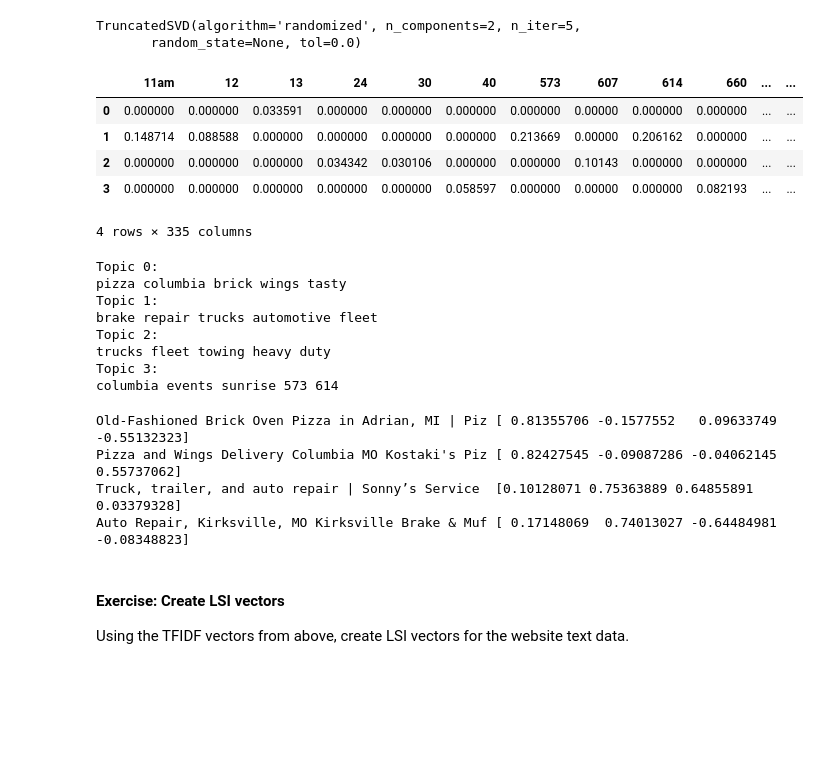
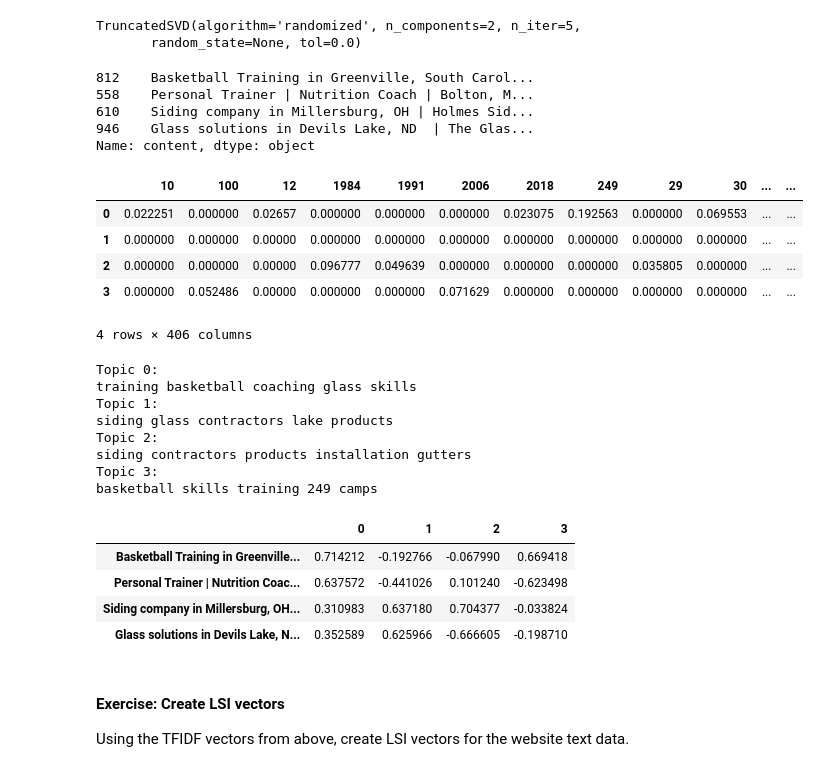
Before and after one commit to bpben/nlp_workshop, a Jupyter notebook: nlp_workshop_instructor.ipynb, the cells around one changed output. Cells and saved outputs as stored; diff of their text form; code cells hidden in the pictures; blank space fills up the shorter version.

```diff
--- a/nlp_workshop_instructor.ipynb
+++ b/nlp_workshop_instructor.ipynb
@@ -140,8 +120,8 @@ texts = texts*9
 texts.append('I have a lovely bunch of pears')
 vec = CountVectorizer()
 print('Default (no minimum): ', list(vec.fit(texts).vocabulary_.keys()))
-vec = CountVectorizer(min_df=.1)
-print('Appear in >10% of docs: ', list(vec.fit(texts).vocabulary_.keys()))
+vec = CountVectorizer(min_df=.2)
+print('Appear in >=20% of docs: ', list(vec.fit(texts).vocabulary_.keys()))
 vec = CountVectorizer(max_df=.1)
 print('Appear in <90% of docs: ', list(vec.fit(texts).vocabulary_.keys()))
 # %% [output]
@@ -211,8 +176,0 @@ bigram_sentences = phrases[split_texts]
-# %%
-# stopwords
-#from sklearn.feature_extraction.stop_words import ENGLISH_STOP_WORDS
-#print(ENGLISH_STOP_WORDS)
-text = 'I have a lovely bunch of coconuts'
-vec = CountVectorizer(stop_words='english')
-print('With stopwords: ', text.split())
-print('Without stopwords: ', list(vec.fit([text]).vocabulary_.keys()))
@@ -378,21 +324,35 @@ mparams = {'n_components':n_topics_s,  'init':'nndsvd'}
+# %%
+# couple examples website text
+# choose some from pretty opposite industries
+random_state = 9
+example_inds = ['Health and Fitness', 'Home & Home Improvement']
+example_idxs = []
+for ind in example_inds:
+    ind_data = full_data[full_data.type==ind]
+    idxs = ind_data.sample(n=2, random_state=random_state).index
+    example_idxs.extend(idxs.tolist())
+example_texts = w_content.loc[example_idxs]
+example_texts
+# %% [output]
+812    Basketball Training in Greenville, South Carol...
+558    Personal Trainer | Nutrition Coach | Bolton, M...
+610    Siding company in Millersburg, OH | Holmes Sid...
+946    Glass solutions in Devils Lake, ND  | The Glas...
+Name: content, dtype: object
 # %%
-# couple example website text
-# these come from the main data: indices = 723, 826, 900, 974
-idxs = [723, 826, 900, 974]
-example_texts = w_content.loc[idxs]
 # LSI requires tfidf-weighted vectors, use from above
 tfidf_example = tfidf_vectorizer.transform(example_texts)
 # create display of examples
 display_example = display_vec(tfidf_vectorizer, tfidf_example)
 # for clarity, drop vocab that does not occur
 display_example.loc[:, (display_example.sum(axis=0)>0).values]
 # %% [output]
-|  | 11am | 12 | 13 | 24 | 30 | 40 | 573 | 607 | 614 | 660 | ... | ... |
-| 0 | 0.000000 | 0.000000 | 0.033591 | 0.000000 | 0.000000 | 0.000000 | 0.000000 | 0.00000 | 0.000000 | 0.000000 | ... | ... |
-| 1 | 0.148714 | 0.088588 | 0.000000 | 0.000000 | 0.000000 | 0.000000 | 0.213669 | 0.00000 | 0.206162 | 0.000000 | ... | ... |
-| 2 | 0.000000 | 0.000000 | 0.000000 | 0.034342 | 0.030106 | 0.000000 | 0.000000 | 0.10143 | 0.000000 | 0.000000 | ... | ... |
-| 3 | 0.000000 | 0.000000 | 0.000000 | 0.000000 | 0.000000 | 0.058597 | 0.000000 | 0.00000 | 0.000000 | 0.082193 | ... | ... |
+|  | 10 | 100 | 12 | 1984 | 1991 | 2006 | 2018 | 249 | 29 | 30 | ... | ... |
+| 0 | 0.022251 | 0.000000 | 0.02657 | 0.000000 | 0.000000 | 0.000000 | 0.023075 | 0.192563 | 0.000000 | 0.069553 | ... | ... |
+| 1 | 0.000000 | 0.000000 | 0.00000 | 0.000000 | 0.000000 | 0.000000 | 0.000000 | 0.000000 | 0.000000 | 0.000000 | ... | ... |
+| 2 | 0.000000 | 0.000000 | 0.00000 | 0.096777 | 0.049639 | 0.000000 | 0.000000 | 0.000000 | 0.035805 | 0.000000 | ... | ... |
+| 3 | 0.000000 | 0.052486 | 0.00000 | 0.000000 | 0.000000 | 0.071629 | 0.000000 | 0.000000 | 0.000000 | 0.000000 | ... | ... |
-4 rows × 335 columns
+4 rows × 406 columns
 # %%
 def display_components(model, word_features, top_display=5):
     # utility for displaying respresentative words per component
@@ -404,26 +364,28 @@ def display_components(model, word_features, top_display=5):
 # %%
 # specify number of components
 n_components = 4
-svd = TruncatedSVD(n_components=n_components)
+svd = TruncatedSVD(n_components=n_components, random_state=random_state)
 svd_example = svd.fit_transform(tfidf_example)
 display_components(svd, tfidf_vectorizer.get_feature_names())
 # %% [output]
 Topic 0:
-pizza columbia brick wings tasty
+training basketball coaching glass skills
 Topic 1:
-brake repair trucks automotive fleet
+siding glass contractors lake products
 Topic 2:
-trucks fleet towing heavy duty
+siding contractors products installation gutters
 Topic 3:
-columbia events sunrise 573 614
+basketball skills training 249 camps
-# %%
-for i, t in enumerate(example_texts):
-    print(t[:50], svd_example[i] )
-# %% [output]
-Old-Fashioned Brick Oven Pizza in Adrian, MI | Piz [ 0.81355706 -0.1577552   0.09633749 -0.55132323]
-Pizza and Wings Delivery Columbia MO Kostaki's Piz [ 0.82427545 -0.09087286 -0.04062145  0.55737062]
-Truck, trailer, and auto repair | Sonny’s Service  [0.10128071 0.75363889 0.64855891 0.03379328]
-Auto Repair, Kirksville, MO Kirksville Brake & Muf [ 0.17148069  0.74013027 -0.64484981 -0.08348823]
+# %%
+# for display
+pd.DataFrame(svd_example,
+             index=[t[:50] for t in example_texts])
+# %% [output]
+|  | 0 | 1 | 2 | 3 |
+| Basketball Training in Greenville... | 0.714212 | -0.192766 | -0.067990 | 0.669418 |
+| Personal Trainer | Nutrition Coac... | 0.637572 | -0.441026 | 0.101240 | -0.623498 |
+| Siding company in Millersburg, OH... | 0.310983 | 0.637180 | 0.704377 | -0.033824 |
+| Glass solutions in Devils Lake, N... | 0.352589 | 0.625966 | -0.666605 | -0.198710 |
 # %% [markdown]
 #### Exercise: Create LSI vectors
 Using the TFIDF vectors from above, create LSI vectors for the website text data.
```
Also changed, not shown: parts of 41 cells of this notebook.
